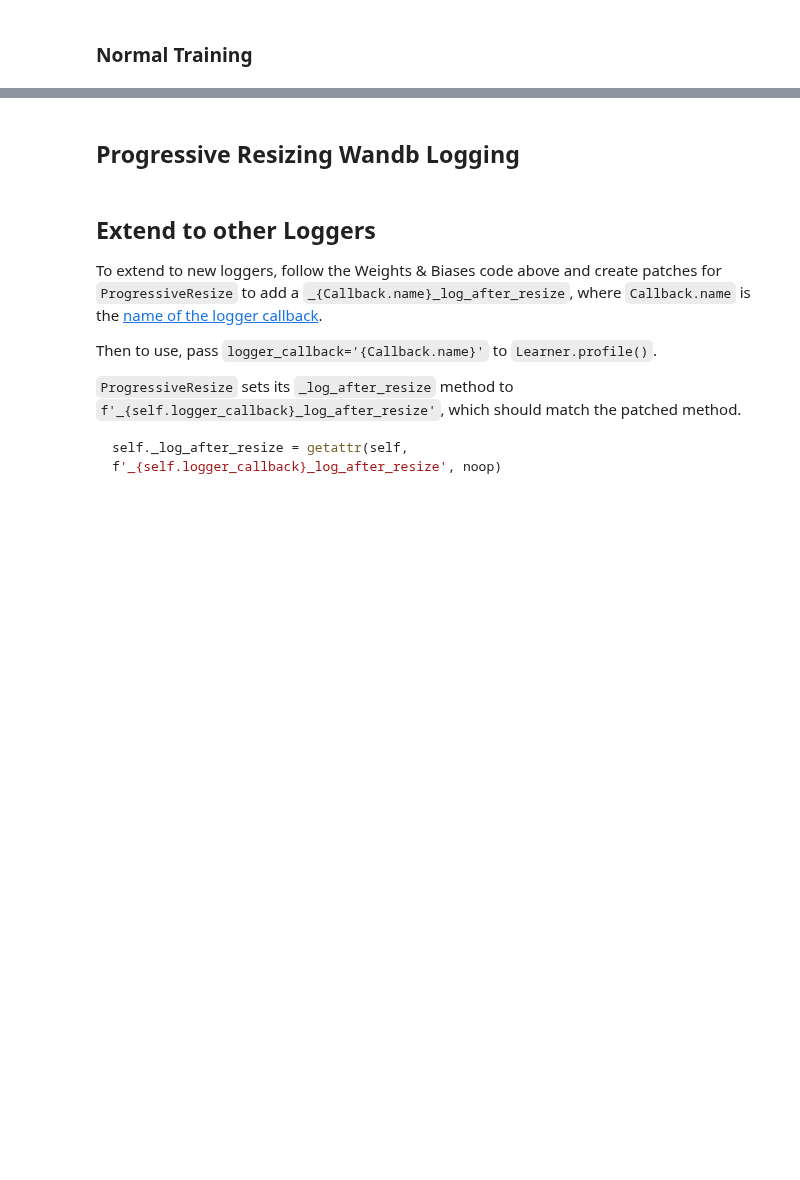
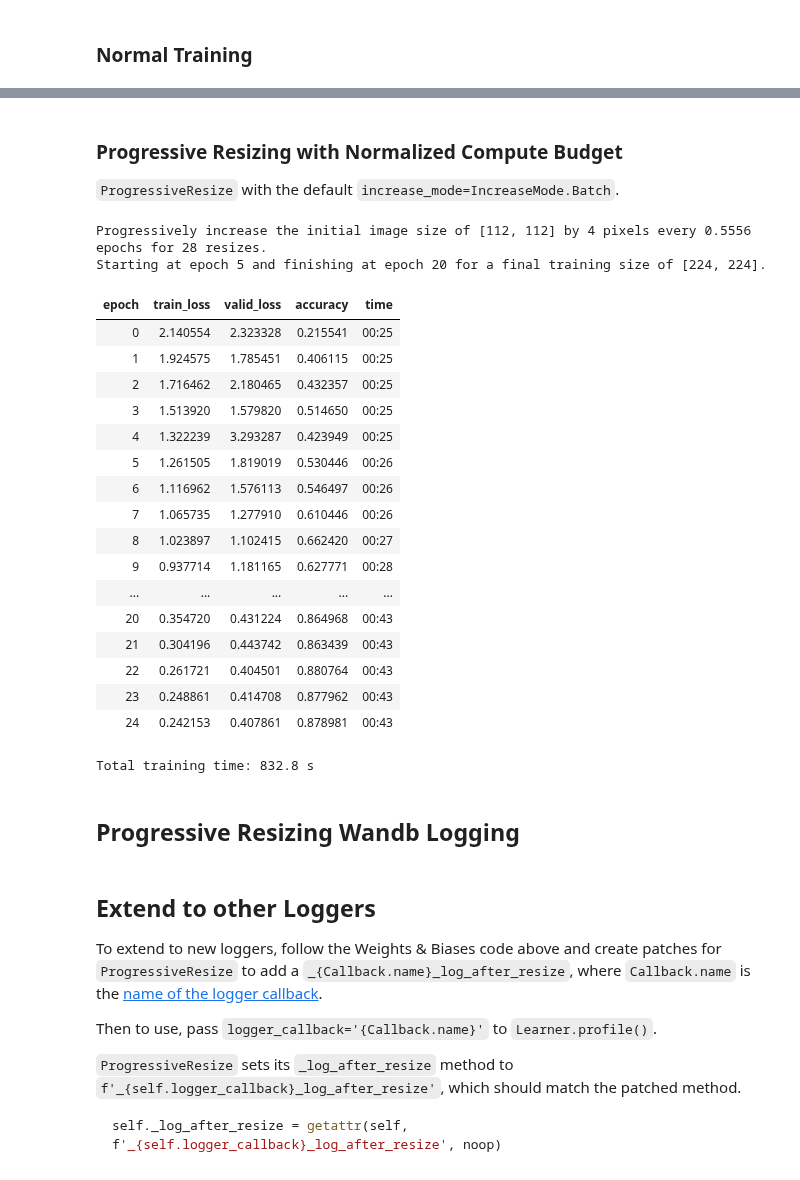
Before and after one commit to warner-benjamin/fastxtend, a Jupyter notebook: nbs/callback.progresize.ipynb, the cells around one changed output, grey strips where cells are left out. Drawn from its saved outputs; the diff is of its cells as text; code cells hidden in the pictures; blank space fills up the shorter version.

Commit message:
Update progressive resizing docs and examples

```diff
--- a/nbs/callback.progresize.ipynb
+++ b/nbs/callback.progresize.ipynb
@@ -600,3 +604,48 @@ Total training time: 844.8 s
+# %% [markdown]
+### Progressive Resizing with Normalized Compute Budget
+`ProgressiveResize` with the default `increase_mode=IncreaseMode.Batch`.
+# %%
+#|slow
+#|cuda
+imagenette = untar_data(URLs.IMAGENETTE_320)
+
+with less_random():
+    dblock = DataBlock(blocks=(ImageBlock, CategoryBlock),
+                        splitter=GrandparentSplitter(valid_name='val'),
+                        get_items=get_image_files, get_y=parent_label,
+                        item_tfms=Resize(224),
+                        batch_tfms=[*aug_transforms(), Normalize.from_stats(*imagenet_stats)])
+    dls =  dblock.dataloaders(imagenette, bs=128, num_workers=num_cpus(), pin_memory=True)
+
+    # ProgressiveResizeTest is for additional testing and shouldn't be used
+    cbs = [ProgressiveResize(start=0.2, finish=0.8), ProgressiveResizeTest]
+    learn = Learner(dls, resnet50(num_classes=dls.c), metrics=Accuracy(), cbs=cbs).to_channelslast()
+
+    start = time.perf_counter()
+    learn.fit_one_cycle(25, 3e-3)
+    total = time.perf_counter() - start
+    print(f'Total training time: {scale_time(total)}')
+# %% [output]
+Progressively increase the initial image size of [112, 112] by 4 pixels every 0.5556 epochs for 28 resizes.
+Starting at epoch 5 and finishing at epoch 20 for a final training size of [224, 224].
+| epoch | train_loss | valid_loss | accuracy | time |
+| 0 | 2.140554 | 2.323328 | 0.215541 | 00:25 |
+| 1 | 1.924575 | 1.785451 | 0.406115 | 00:25 |
+| 2 | 1.716462 | 2.180465 | 0.432357 | 00:25 |
+| 3 | 1.513920 | 1.579820 | 0.514650 | 00:25 |
+| 4 | 1.322239 | 3.293287 | 0.423949 | 00:25 |
+| 5 | 1.261505 | 1.819019 | 0.530446 | 00:26 |
+| 6 | 1.116962 | 1.576113 | 0.546497 | 00:26 |
+| 7 | 1.065735 | 1.277910 | 0.610446 | 00:26 |
+| 8 | 1.023897 | 1.102415 | 0.662420 | 00:27 |
+| 9 | 0.937714 | 1.181165 | 0.627771 | 00:28 |
+| ... | ... | ... | ... | ... |
+| 20 | 0.354720 | 0.431224 | 0.864968 | 00:43 |
+| 21 | 0.304196 | 0.443742 | 0.863439 | 00:43 |
+| 22 | 0.261721 | 0.404501 | 0.880764 | 00:43 |
+| 23 | 0.248861 | 0.414708 | 0.877962 | 00:43 |
+| 24 | 0.242153 | 0.407861 | 0.878981 | 00:43 |
+Total training time: 832.8 s
 # %% [markdown]
 ## Progressive Resizing Wandb Logging
 # %%
```
Also changed, not shown: parts of 8 cells of this notebook, 1 other file.
